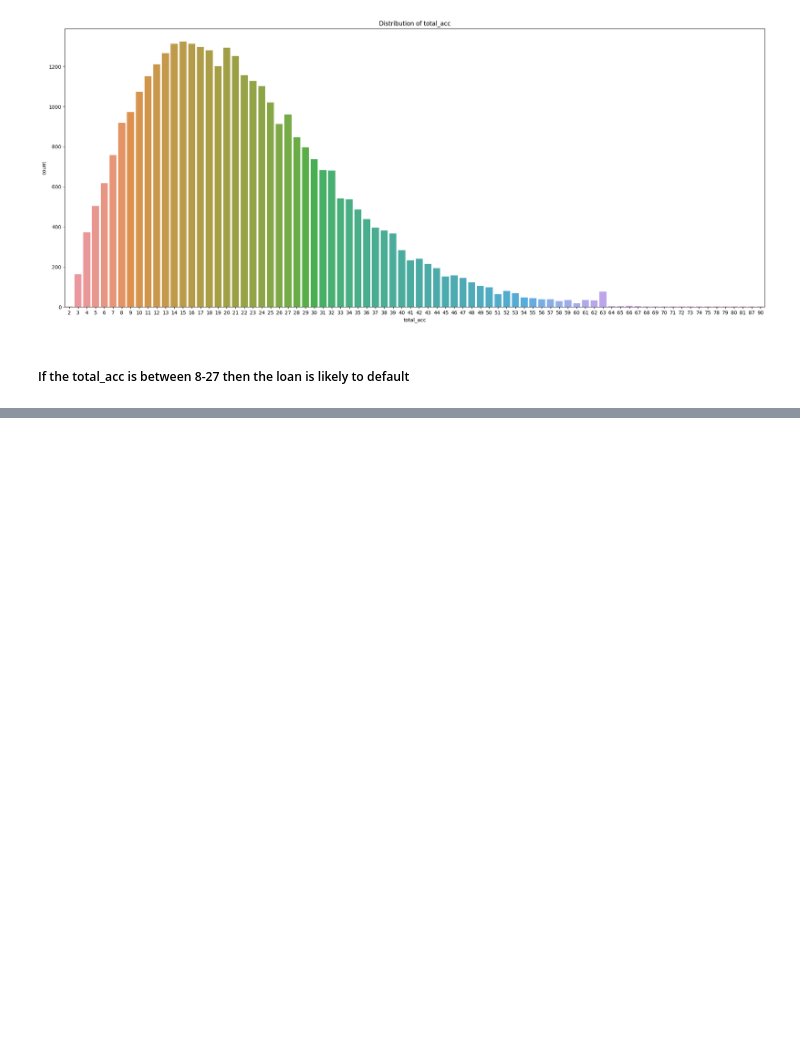
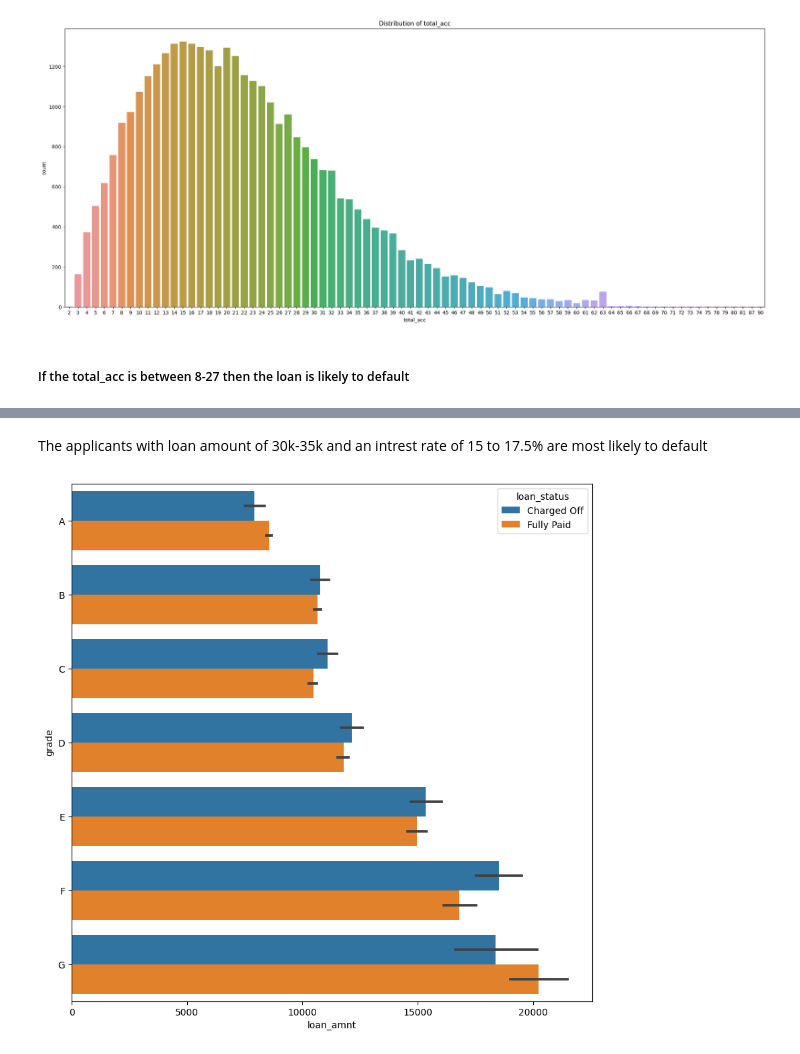
Before and after one commit to kumargauravb/LendingClubcasestudy, a Jupyter notebook: Kumar_Gaurav.ipynb, the cells around one changed output, grey strips where cells are left out. Saved outputs shown, nothing was run; the diff lists cells and outputs as text; code cells hidden in the pictures; blank space fills up the shorter version.

```diff
--- a/Kumar_Gaurav.ipynb
+++ b/Kumar_Gaurav.ipynb
@@ -709,0 +763,9 @@ plt.show()
+# %% [markdown]
+The applicants with loan amount of 30k-35k and an intrest rate of 15 to 17.5% are most likely to default
+# %%
+# 'loan_amnt' vs 'grade'
+plt.figure(figsize=(10,10))
+sns.barplot(data = loanDataframe, x = 'loan_amnt', y = 'grade', hue = 'loan_status')
+plt.show()
+# %% [output]
+[figure, added]
```
Also changed, not shown: parts of 39 cells of this notebook.
